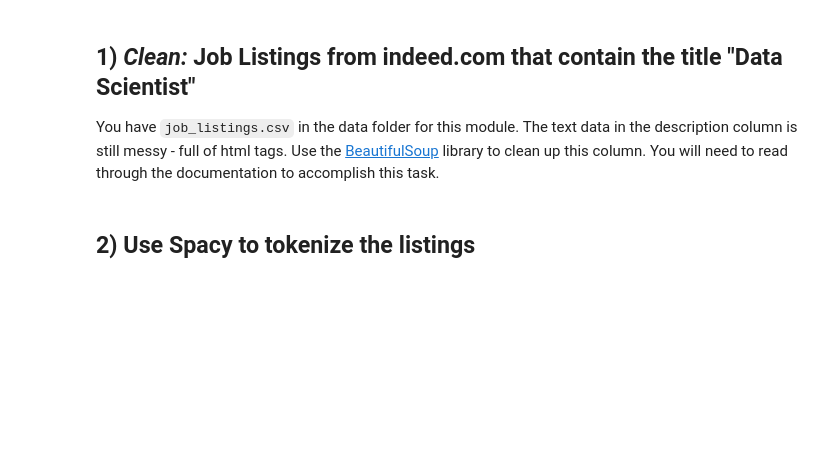
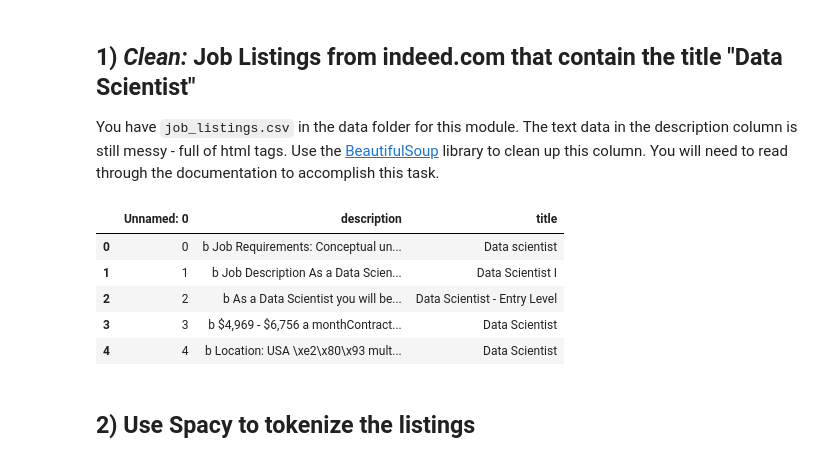
Before and after one commit to JeffreyAsuncion/DS-Unit-4-Sprint-1-NLP, a Jupyter notebook: module2-vector-representations/LS_DS_412_Vector_Representations_Assignment.ipynb, the cells around one changed output. Cells and saved outputs as stored; diff of their text form; code cells hidden in the pictures; blank space fills up the shorter version.

```diff
--- a/module2-vector-representations/LS_DS_412_Vector_Representations_Assignment.ipynb
+++ b/module2-vector-representations/LS_DS_412_Vector_Representations_Assignment.ipynb
@@ -28,2 +22,24 @@ raise Exception("\nThis task is not complete. \nReplace this line with your code
+# %%
+from bs4 import BeautifulSoup
+import requests
+job_list = pd.read_csv("./data/job_listings.csv")
+
+description = []
+for i in job_list['description']:
+    soup = BeautifulSoup(i, 'html.parser')
+    clean_soup = re.sub('["\']', ' ', soup.get_text())
+    clean_soup = clean_soup.replace("\\n", ' ')
+    description.append(clean_soup)
+
+job_list['description'] = description
+
+job_list.head()
+# %% [output]
+|  | Unnamed: 0 | description | title |
+| 0 | 0 | b Job Requirements: Conceptual un... | Data scientist |
+| 1 | 1 | b Job Description As a Data Scien... | Data Scientist I |
+| 2 | 2 | b As a Data Scientist you will be... | Data Scientist - Entry Level |
+| 3 | 3 | b $4,969 - $6,756 a monthContract... | Data Scientist |
+| 4 | 4 | b Location: USA \xe2\x80\x93 mult... | Data Scientist |
 # %% [markdown]
 ## 2) Use Spacy to tokenize the listings
```
Also changed, not shown: parts of 9 cells of this notebook, 2 other files.
